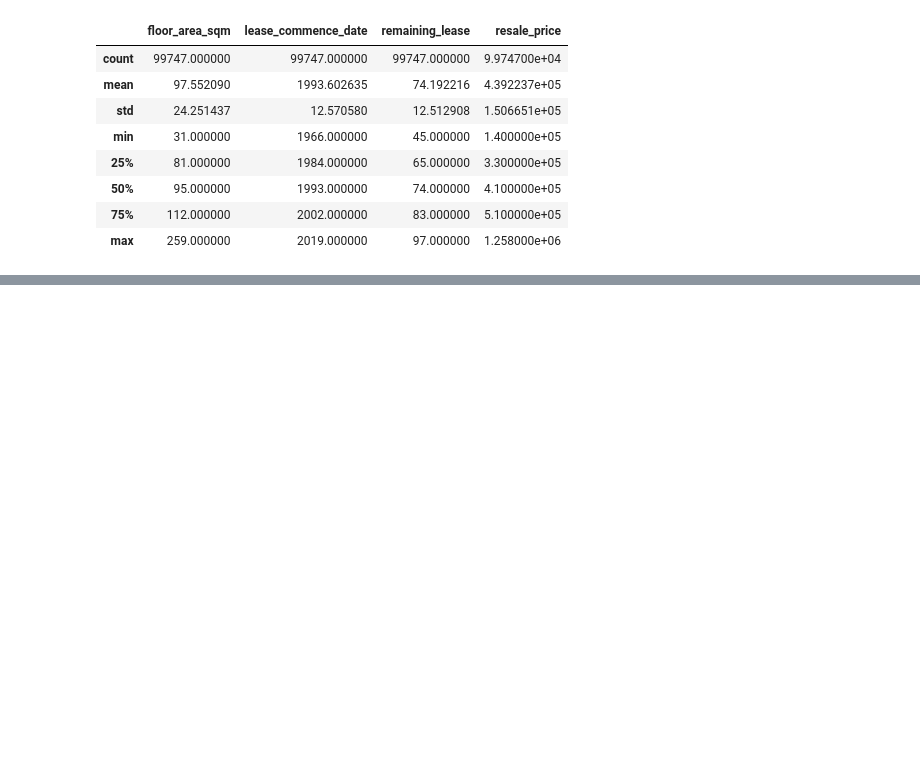
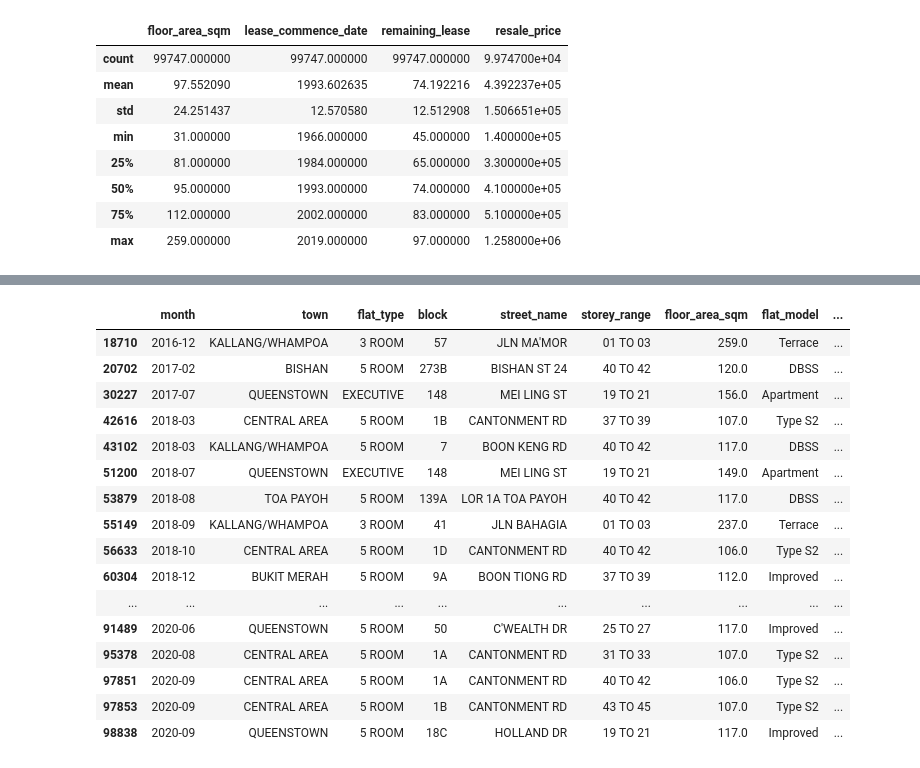
Before and after one commit to mhmhatta/SGResalePrice, a Jupyter notebook: Tubes PML Kelompok GaNi.ipynb, the cells around one changed output, grey strips where cells are left out. Drawn from its saved outputs; the diff is of its cells as text; code cells hidden in the pictures; blank space fills up the shorter version.

```diff
--- a/Tubes PML Kelompok GaNi.ipynb
+++ b/Tubes PML Kelompok GaNi.ipynb
@@ -210,0 +313,22 @@ df.describe()
+# %%
+# Melihat data high outlier pada kolom resale_price
+
+df.iloc[[18710, 20702, 30227, 42616, 43102, 51200, 53879, 55149, 56633, 60304, 61219, 61816, 62223, 62720, 64497, 66332, 69160, 70382, 72887, 73137, 74371, 87678, 90515, 91489, 95378, 97851, 97853, 98838]]
+# %% [output]
+|  | month | town | flat_type | block | street_name | storey_range | floor_area_sqm | flat_model | ... |
+| 18710 | 2016-12 | KALLANG/WHAMPOA | 3 ROOM | 57 | JLN MA'MOR | 01 TO 03 | 259.0 | Terrace | ... |
+| 20702 | 2017-02 | BISHAN | 5 ROOM | 273B | BISHAN ST 24 | 40 TO 42 | 120.0 | DBSS | ... |
+| 30227 | 2017-07 | QUEENSTOWN | EXECUTIVE | 148 | MEI LING ST | 19 TO 21 | 156.0 | Apartment | ... |
+| 42616 | 2018-03 | CENTRAL AREA | 5 ROOM | 1B | CANTONMENT RD | 37 TO 39 | 107.0 | Type S2 | ... |
+| 43102 | 2018-03 | KALLANG/WHAMPOA | 5 ROOM | 7 | BOON KENG RD | 40 TO 42 | 117.0 | DBSS | ... |
+| 51200 | 2018-07 | QUEENSTOWN | EXECUTIVE | 148 | MEI LING ST | 19 TO 21 | 149.0 | Apartment | ... |
+| 53879 | 2018-08 | TOA PAYOH | 5 ROOM | 139A | LOR 1A TOA PAYOH | 40 TO 42 | 117.0 | DBSS | ... |
+| 55149 | 2018-09 | KALLANG/WHAMPOA | 3 ROOM | 41 | JLN BAHAGIA | 01 TO 03 | 237.0 | Terrace | ... |
+| 56633 | 2018-10 | CENTRAL AREA | 5 ROOM | 1D | CANTONMENT RD | 40 TO 42 | 106.0 | Type S2 | ... |
+| 60304 | 2018-12 | BUKIT MERAH | 5 ROOM | 9A | BOON TIONG RD | 37 TO 39 | 112.0 | Improved | ... |
+| ... | ... | ... | ... | ... | ... | ... | ... | ... | ... |
+| 91489 | 2020-06 | QUEENSTOWN | 5 ROOM | 50 | C'WEALTH DR | 25 TO 27 | 117.0 | Improved | ... |
+| 95378 | 2020-08 | CENTRAL AREA | 5 ROOM | 1A | CANTONMENT RD | 31 TO 33 | 107.0 | Type S2 | ... |
+| 97851 | 2020-09 | CENTRAL AREA | 5 ROOM | 1A | CANTONMENT RD | 40 TO 42 | 106.0 | Type S2 | ... |
+| 97853 | 2020-09 | CENTRAL AREA | 5 ROOM | 1B | CANTONMENT RD | 43 TO 45 | 107.0 | Type S2 | ... |
+| 98838 | 2020-09 | QUEENSTOWN | 5 ROOM | 18C | HOLLAND DR | 19 TO 21 | 117.0 | Improved | ... |
```
Also changed, not shown: parts of 11 cells of this notebook.
